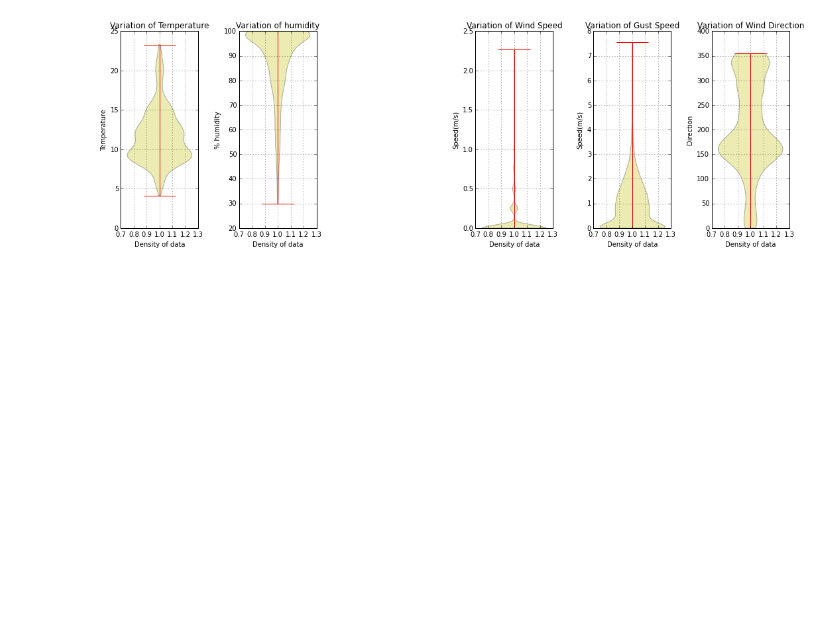
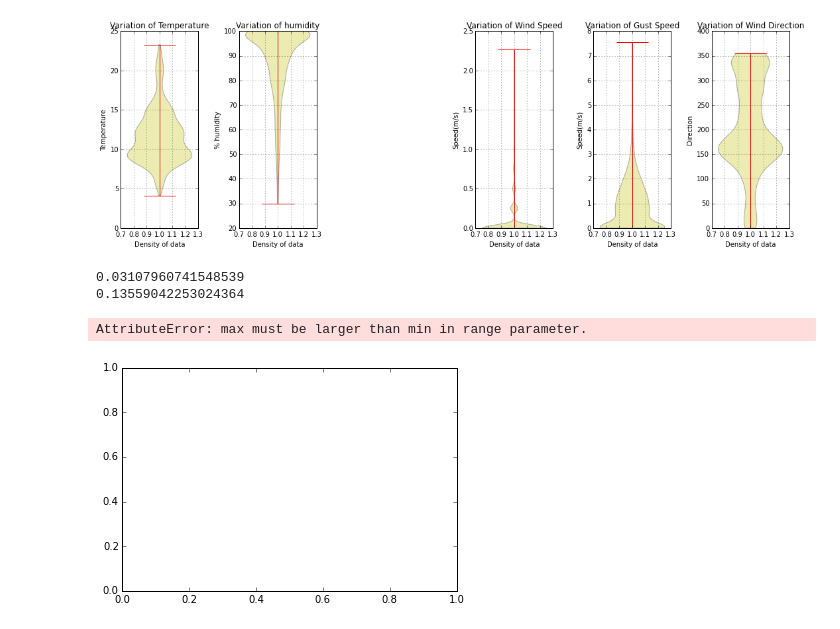
Before and after one commit to PHY3009/assignment_6, a Jupyter notebook: Visualizing_data.ipynb, the cells around one changed output. Saved outputs shown, nothing was run; the diff lists cells and outputs as text; code cells hidden in the pictures; blank space fills up the shorter version.

Commit message:
creted a histogram graph fro rain fall

```diff
--- a/Visualizing_data.ipynb
+++ b/Visualizing_data.ipynb
@@ -189,0 +189,36 @@ g
+# %%
+#must start by calculating mean and st dev
+mean_rain = weather_data_quest['rain_mm'].mean()
+print(mean_rain)
+
+st_dev_rain =weather_data_quest['rain_mm'].std()
+print(st_dev_rain)
+
+sigma = st_dev_rain
+mu= mean_rain  #mean and standard deviation
+
+x = (mean_rain + st_dev_rain) *np.random.randn(3669)
+# %% [output]
+0.03107960741548539
+0.13559042253024364
+# %%
+#historgam plot for
+
+
+
+n, bins, patches = plt.hist(x, normed=1, facecolor='pink', alpha=0.75)
+
+plt.xlabel('Rainfall (mm)')
+plt.ylabel('Frequency (%)')
+plt.title('Rainfall Distribution')
+
+# add a 'best fit' line
+y = mlab.normpdf(bins, mu, sigma)
+plt.plot(bins, y, 'b-', linewidth=1)
+
+plt.grid(True)
+
+plt.show()
+# %% [output]
+AttributeError: max must be larger than min in range parameter.
+[figure, added]
```
Also changed, not shown: parts of 2 cells of this notebook.
